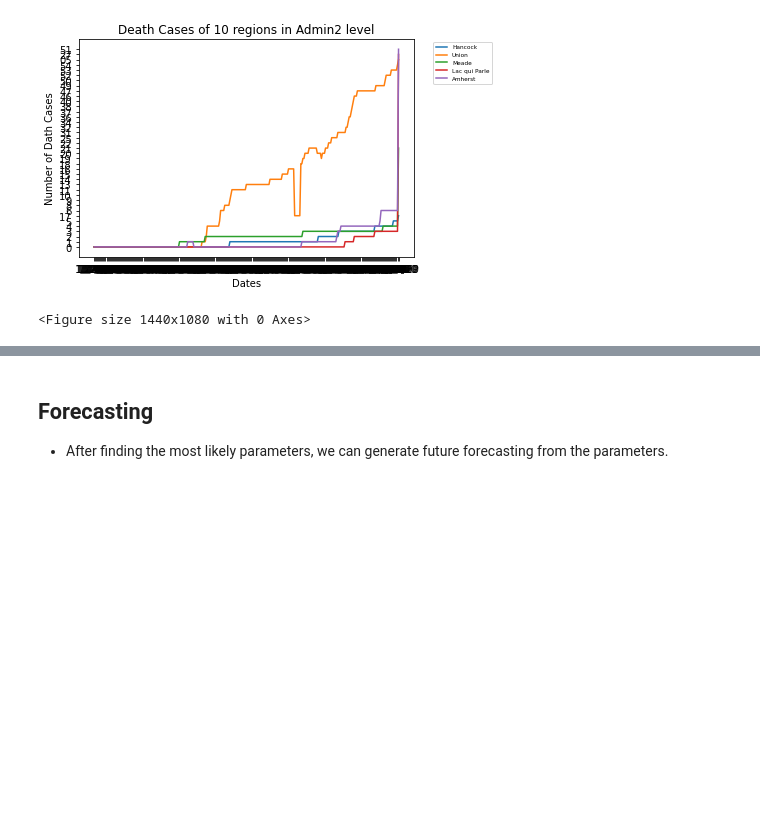
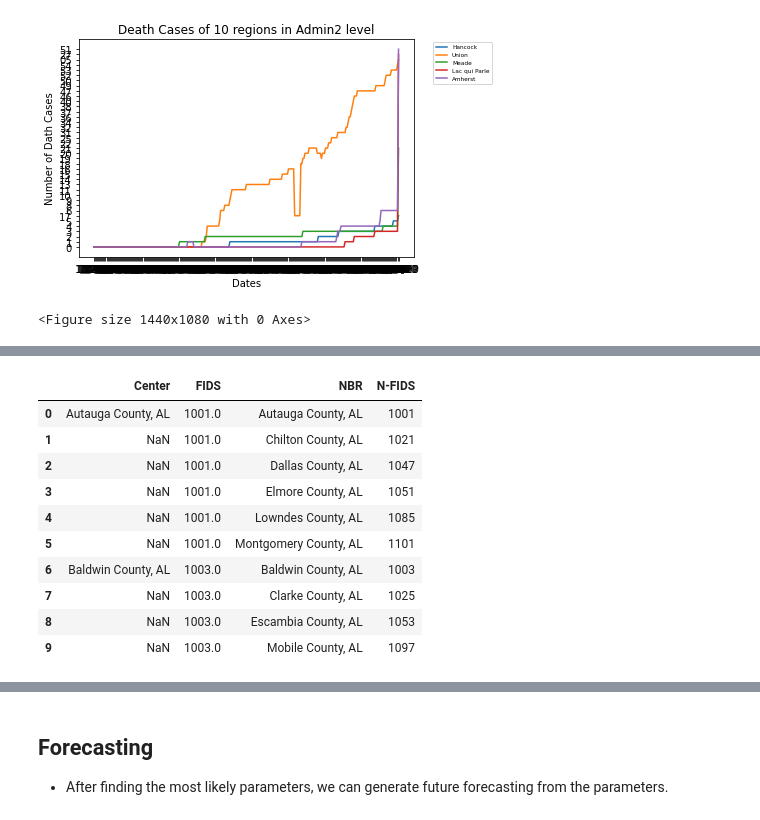
Before and after one commit to wendyw1999/epidemiology_capstone_project, a Jupyter notebook: notebooks/Stimulation 2.ipynb, the cells around one changed output, grey strips where cells are left out. Saved outputs shown, nothing was run; the diff lists cells and outputs as text; code cells hidden in the pictures; blank space fills up the shorter version.

```diff
--- a/notebooks/Stimulation 2.ipynb
+++ b/notebooks/Stimulation 2.ipynb
@@ -401,0 +492,14 @@ ca = points_gdf.loc[points_gdf.Province_State == "California"]
+# %%
+nbr.head(10)
+# %% [output]
+|  | Center | FIDS | NBR | N-FIDS |
+| 0 | Autauga County, AL | 1001.0 | Autauga County, AL | 1001 |
+| 1 | NaN | 1001.0 | Chilton County, AL | 1021 |
+| 2 | NaN | 1001.0 | Dallas County, AL | 1047 |
+| 3 | NaN | 1001.0 | Elmore County, AL | 1051 |
+| 4 | NaN | 1001.0 | Lowndes County, AL | 1085 |
+| 5 | NaN | 1001.0 | Montgomery County, AL | 1101 |
+| 6 | Baldwin County, AL | 1003.0 | Baldwin County, AL | 1003 |
+| 7 | NaN | 1003.0 | Clarke County, AL | 1025 |
+| 8 | NaN | 1003.0 | Escambia County, AL | 1053 |
+| 9 | NaN | 1003.0 | Mobile County, AL | 1097 |
```
Also changed, not shown: parts of 16 cells of this notebook, 5 other files.
